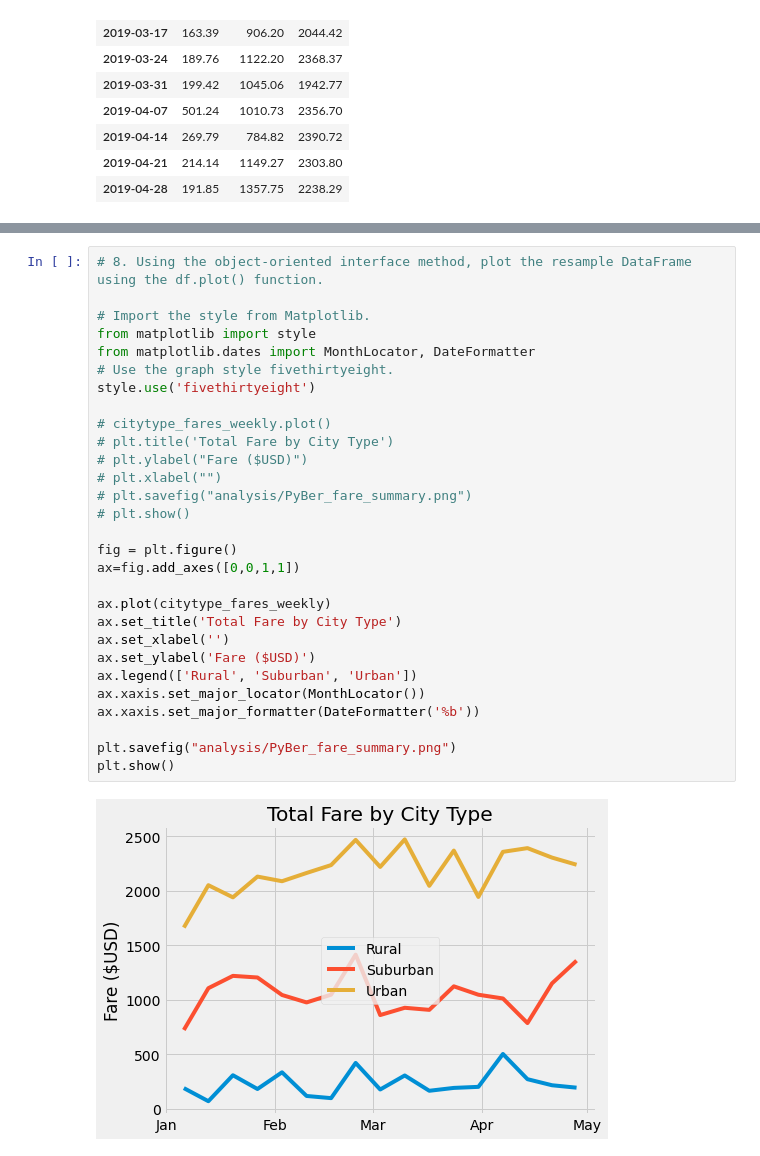
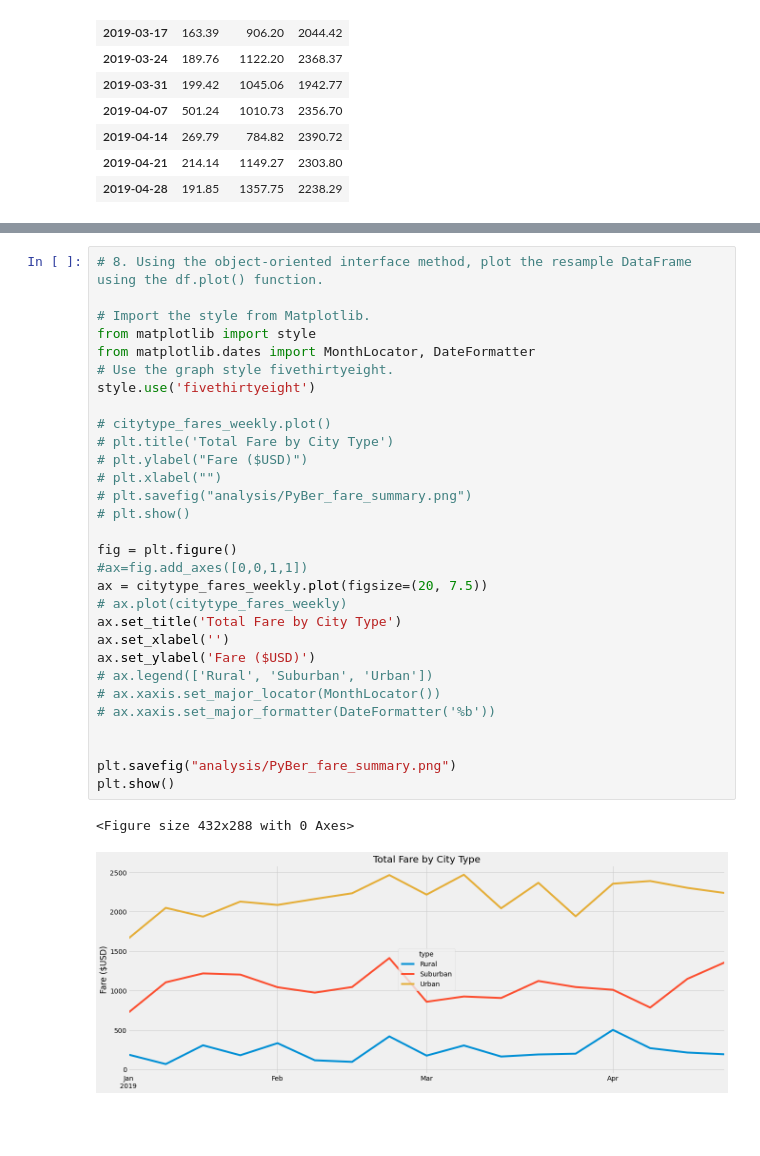
Before and after one commit to geboweniii/PyBer_Analysis, a Jupyter notebook: PyBer_Challenge.ipynb, the cells around one changed output, grey strips where cells are left out. Saved outputs shown, nothing was run; the diff lists cells and outputs as text; blank space fills up the shorter version.

Commit message:
Revised chart for module challenge

```diff
--- a/PyBer_Challenge.ipynb
+++ b/PyBer_Challenge.ipynb
@@ -264,31 +286,33 @@ citytype_fares_weekly
 # %%
 # 8. Using the object-oriented interface method, plot the resample DataFrame using the df.plot() function.
 
 # Import the style from Matplotlib.
 from matplotlib import style
 from matplotlib.dates import MonthLocator, DateFormatter
 # Use the graph style fivethirtyeight.
 style.use('fivethirtyeight')
 
 # citytype_fares_weekly.plot()
 # plt.title('Total Fare by City Type')
 # plt.ylabel("Fare ($USD)")
 # plt.xlabel("")
 # plt.savefig("analysis/PyBer_fare_summary.png")
 # plt.show()
 
 fig = plt.figure()
-ax=fig.add_axes([0,0,1,1])
-
-ax.plot(citytype_fares_weekly)
+#ax=fig.add_axes([0,0,1,1])
+ax = citytype_fares_weekly.plot(figsize=(20, 7.5))
+# ax.plot(citytype_fares_weekly)
 ax.set_title('Total Fare by City Type')
 ax.set_xlabel('')
 ax.set_ylabel('Fare ($USD)')
-ax.legend(['Rural', 'Suburban', 'Urban'])
-ax.xaxis.set_major_locator(MonthLocator())
-ax.xaxis.set_major_formatter(DateFormatter('%b'))
+# ax.legend(['Rural', 'Suburban', 'Urban'])
+# ax.xaxis.set_major_locator(MonthLocator())
+# ax.xaxis.set_major_formatter(DateFormatter('%b'))
+
 
 plt.savefig("analysis/PyBer_fare_summary.png")
 plt.show()
 # %% [output]
+<Figure size 432x288 with 0 Axes>
-[figure, old version]
+[figure, new version]
```
Also changed, not shown: parts of 1 cell of this notebook, 1 other file.
